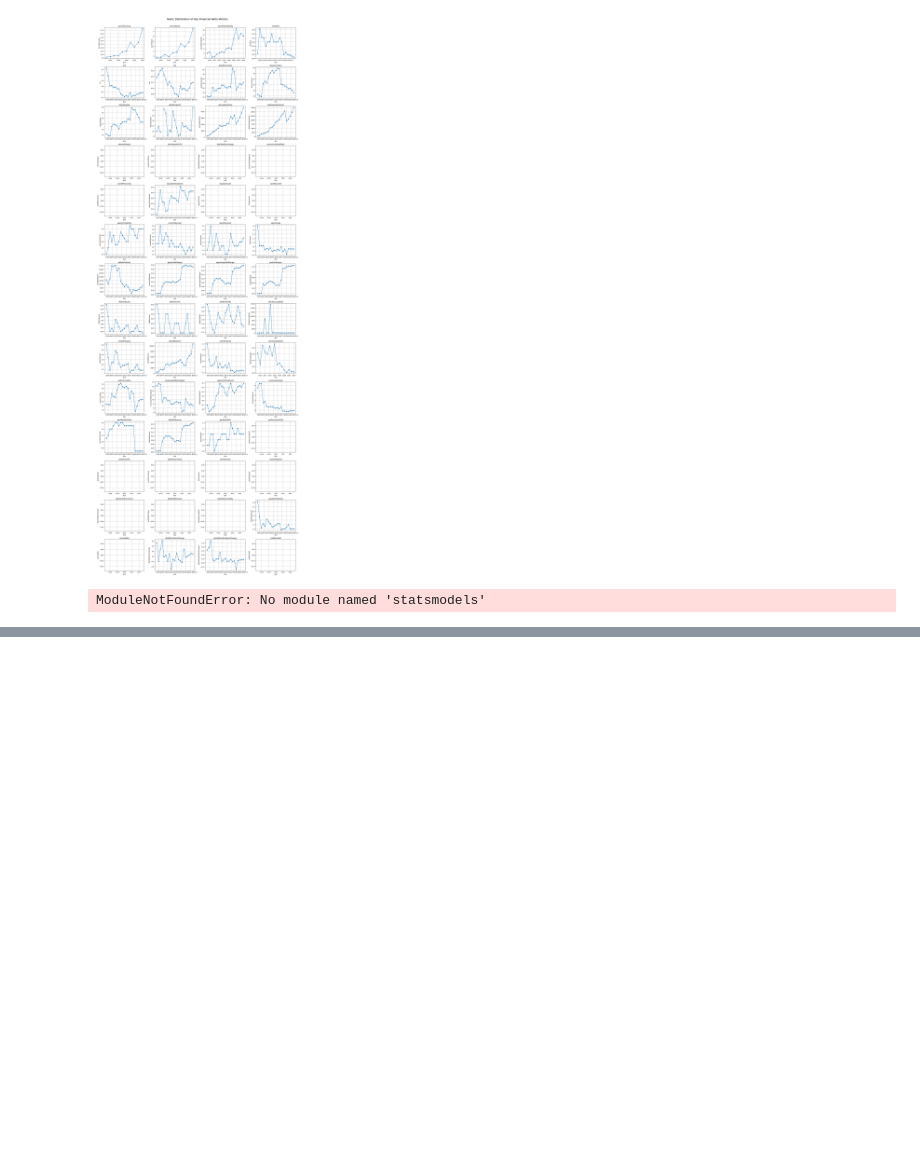
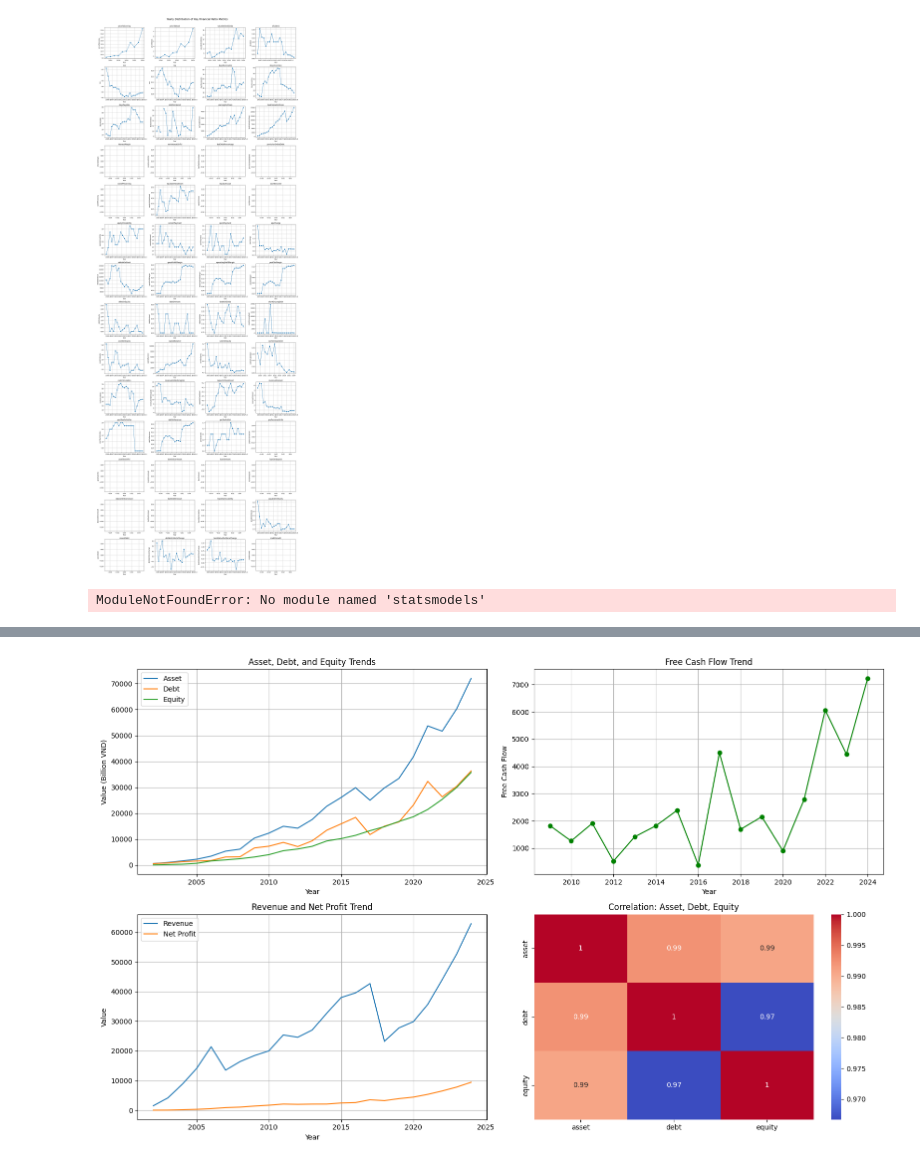
Before and after one commit to huynhthanhtuyen456/financial-assistant, a Jupyter notebook: notebook/financial_statement_analytics.ipynb, the cells around one changed output, grey strips where cells are left out. Cells and saved outputs as stored; diff of their text form; code cells hidden in the pictures; blank space fills up the shorter version.

```diff
--- a/notebook/financial_statement_analytics.ipynb
+++ b/notebook/financial_statement_analytics.ipynb
@@ -6,7 +6,8 @@ import math
 # %%
 symbol = 'FPT'
 yearly = True
-balancesheet = requests.get(f'http://localhost/api/v1/scfa/balancesheet?symbols={symbol}&yearly={yearly}')
+# balancesheet = requests.get(f'http://localhost/api/v1/scfa/balancesheet?symbols={symbol}&yearly={yearly}')
+balancesheet = requests.get(f'https://app.finsc.vn/api/v1/scfa/balancesheet?symbols={symbol}&yearly={yearly}')
 balancesheet = balancesheet.json()
 df_balancesheet = pd.DataFrame(balancesheet['data'])
 df_balancesheet.head()
@@ -444,0 +474,42 @@ Warnings:
+# %%
+import seaborn as sns
+
+# Visualize the trends and correlations explored above
+
+fig, axes = plt.subplots(2, 2, figsize=(16, 10))
+
+# 1. Asset, Debt, Equity trends
+axes[0, 0].plot(df_balancesheet_sorted['year'], df_balancesheet_sorted['asset'], label='Asset')
+axes[0, 0].plot(df_balancesheet_sorted['year'], df_balancesheet_sorted['debt'], label='Debt')
+axes[0, 0].plot(df_balancesheet_sorted['year'], df_balancesheet_sorted['equity'], label='Equity')
+axes[0, 0].set_title('Asset, Debt, and Equity Trends')
+axes[0, 0].set_xlabel('Year')
+axes[0, 0].set_ylabel('Value (Billion VND)')
+axes[0, 0].legend()
+axes[0, 0].grid(True)
+
+# 2. Free Cash Flow trend
+axes[0, 1].plot(df_cashflow['year'], df_cashflow['freeCashFlow'], marker='o', color='green')
+axes[0, 1].set_title('Free Cash Flow Trend')
+axes[0, 1].set_xlabel('Year')
+axes[0, 1].set_ylabel('Free Cash Flow')
+axes[0, 1].grid(True)
+
+# 3. Revenue and Net Profit trend
+axes[1, 0].plot(df_incomestatement['year'], df_incomestatement['revenue'], label='Revenue')
+axes[1, 0].plot(df_incomestatement['year'], df_incomestatement['postTaxProfit'], label='Net Profit')
+axes[1, 0].set_title('Revenue and Net Profit Trend')
+axes[1, 0].set_xlabel('Year')
+axes[1, 0].set_ylabel('Value')
+axes[1, 0].legend()
+axes[1, 0].grid(True)
+
+# 4. Correlation heatmap between Asset, Debt, Equity
+corr_matrix = df_balancesheet[['asset', 'debt', 'equity']].corr()
+sns.heatmap(corr_matrix, annot=True, cmap='coolwarm', ax=axes[1, 1])
+axes[1, 1].set_title('Correlation: Asset, Debt, Equity')
+
+plt.tight_layout()
+plt.show()
+# %% [output]
+[figure, added]
```
Also changed, not shown: parts of 10 cells of this notebook, 5 other files.
